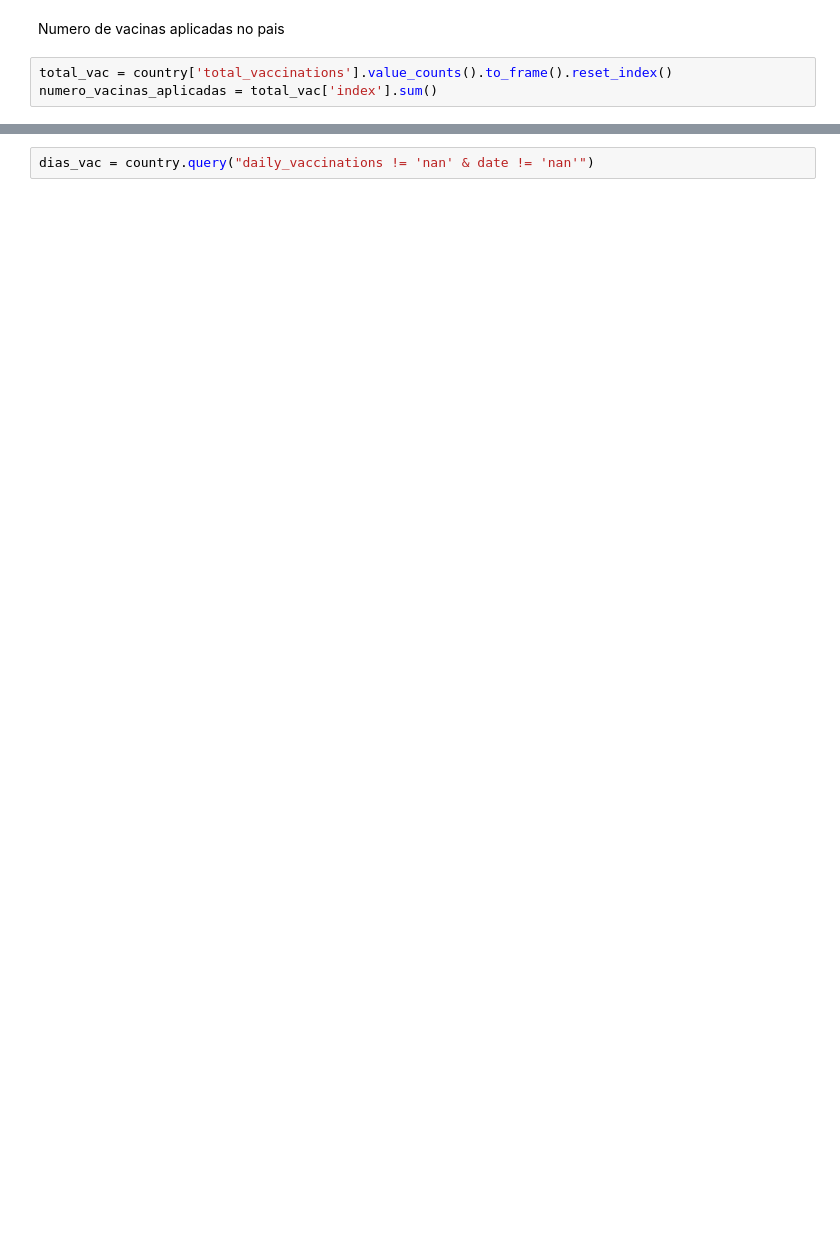
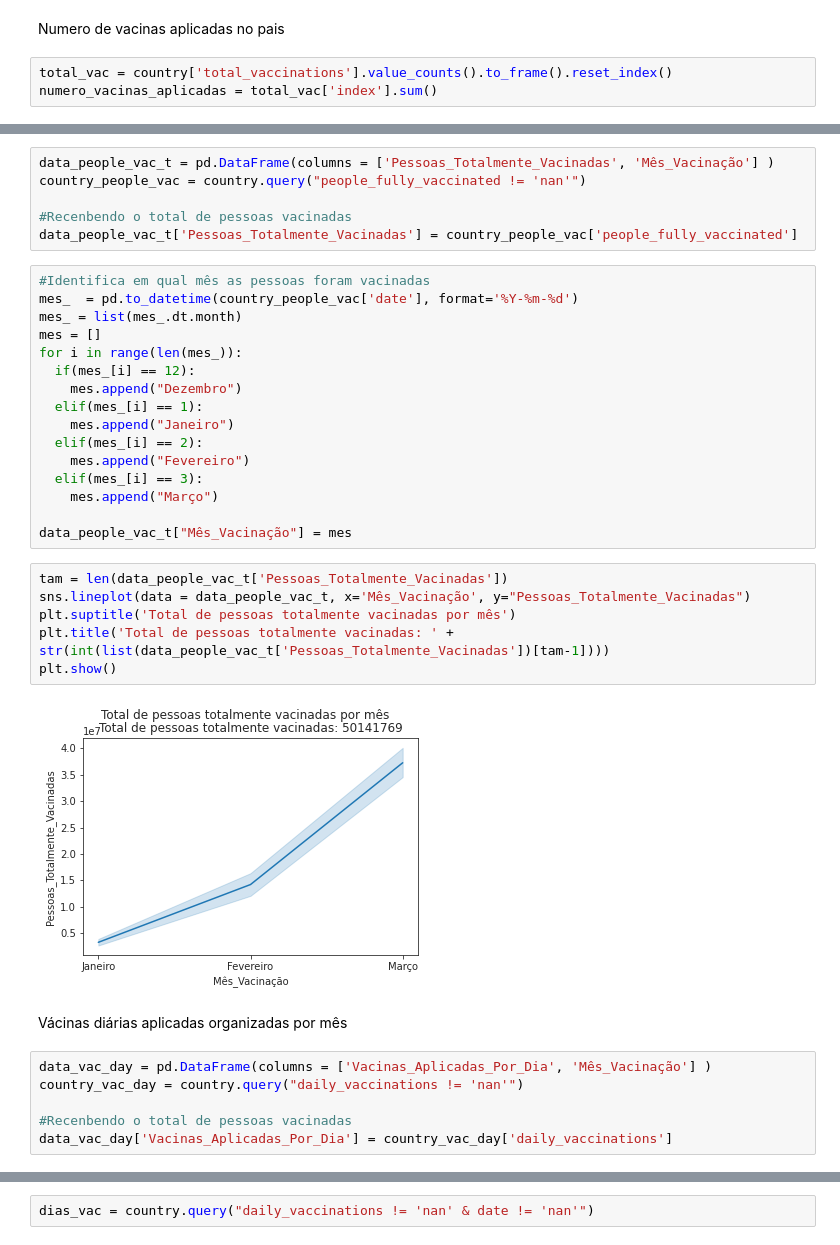
Before and after one commit to stefaneadna/COVID-19-World-Vaccination-Progress, a Jupyter notebook: vacina.ipynb, the cells around one changed output, grey strips where cells are left out. Saved outputs shown, nothing was run; the diff lists cells and outputs as text; blank space fills up the shorter version.

```diff
--- a/vacina.ipynb
+++ b/vacina.ipynb
@@ -106,0 +125,38 @@ numero_vacinas_aplicadas = total_vac['index'].sum()
+# %%
+data_people_vac_t = pd.DataFrame(columns = ['Pessoas_Totalmente_Vacinadas', 'Mês_Vacinação'] )
+country_people_vac = country.query("people_fully_vaccinated != 'nan'")
+
+#Recenbendo o total de pessoas vacinadas
+data_people_vac_t['Pessoas_Totalmente_Vacinadas'] = country_people_vac['people_fully_vaccinated']
+# %%
+#Identifica em qual mês as pessoas foram vacinadas
+mes_  = pd.to_datetime(country_people_vac['date'], format='%Y-%m-%d')
+mes_ = list(mes_.dt.month)
+mes = []
+for i in range(len(mes_)):
+  if(mes_[i] == 12):
+    mes.append("Dezembro")
+  elif(mes_[i] == 1):
+    mes.append("Janeiro")
+  elif(mes_[i] == 2):
+    mes.append("Fevereiro")
+  elif(mes_[i] == 3):
+    mes.append("Março")
+
+data_people_vac_t["Mês_Vacinação"] = mes
+# %%
+tam = len(data_people_vac_t['Pessoas_Totalmente_Vacinadas'])
+sns.lineplot(data = data_people_vac_t, x='Mês_Vacinação', y="Pessoas_Totalmente_Vacinadas")
+plt.suptitle('Total de pessoas totalmente vacinadas por mês')
+plt.title('Total de pessoas totalmente vacinadas: ' + str(int(list(data_people_vac_t['Pessoas_Totalmente_Vacinadas'])[tam-1])))
+plt.show()
+# %% [output]
+[figure, added]
+# %% [markdown]
+Vácinas diárias aplicadas organizadas por mês
+# %%
+data_vac_day = pd.DataFrame(columns = ['Vacinas_Aplicadas_Por_Dia', 'Mês_Vacinação'] )
+country_vac_day = country.query("daily_vaccinations != 'nan'")
+
+#Recenbendo o total de pessoas vacinadas
+data_vac_day['Vacinas_Aplicadas_Por_Dia'] = country_vac_day['daily_vaccinations']
```
Also changed, not shown: parts of 15 cells of this notebook.
